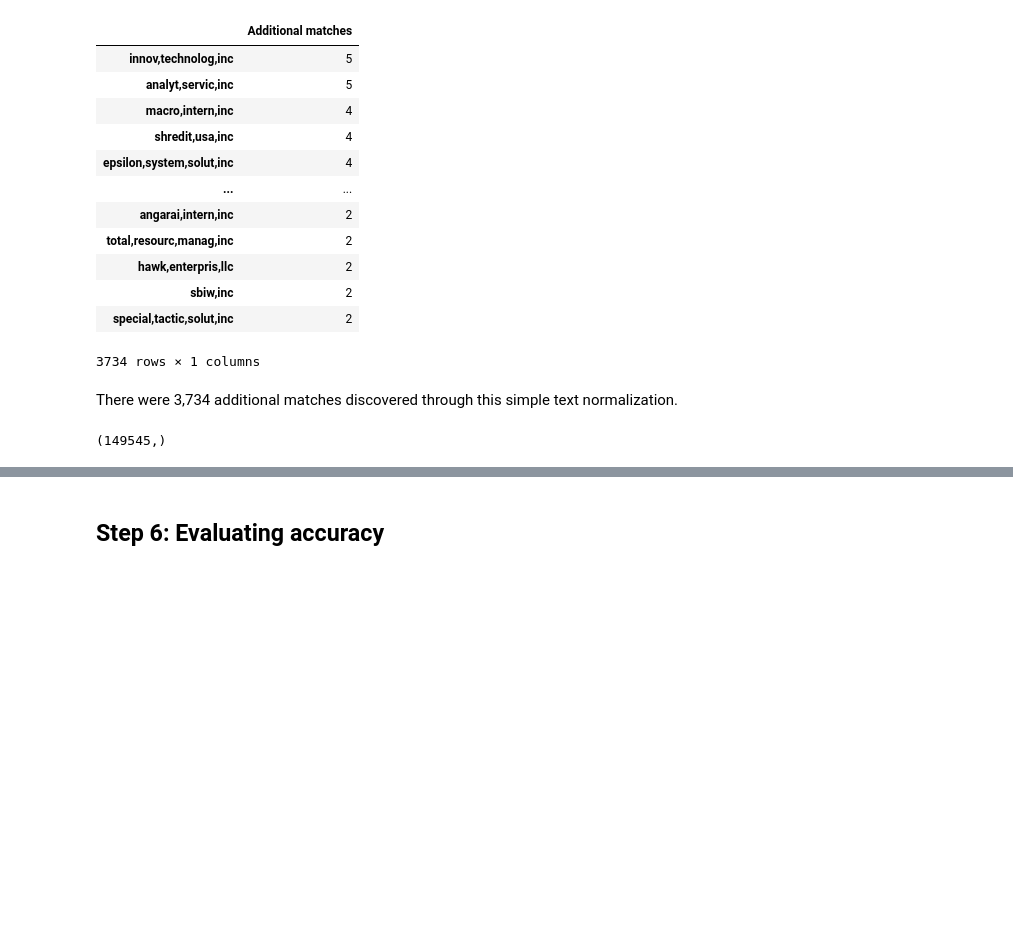
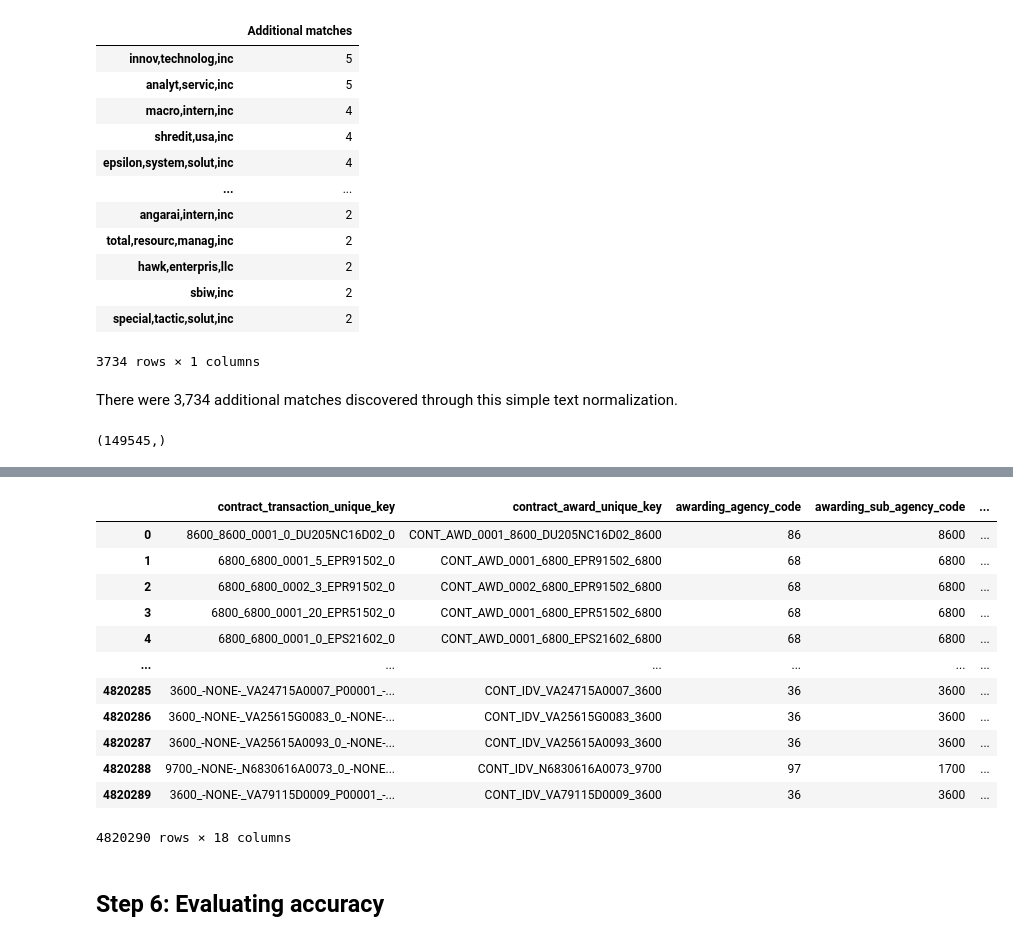
Before and after one commit to shannonmooney/government-spend, a Jupyter notebook: government spend analysis.ipynb, the cells around one changed output, grey strips where cells are left out. Cells and saved outputs as stored; diff of their text form; code cells hidden in the pictures; blank space fills up the shorter version.

```diff
--- a/government spend analysis.ipynb
+++ b/government spend analysis.ipynb
@@ -204,0 +227,4 @@ With normalized text, **149,545** unique suppliers are found.
+# %%
+suppliers_unique_rev = data_norm.recipient_doing_business_as_name.dropna().drop_duplicates().reset_index()
+
+suppliers_unique_rev
@@ -204,0 +245,8 @@ With normalized text, **149,545** unique suppliers are found.
+# %%
+suppliers_unique_rev['recipient_doing_business_norm'] = suppliers_unique_rev.recipient_doing_business_as_name.apply(remove_punct).\
+apply(remove_whitespace).\
+apply(normalize_text)
+
+suppliers_unique_rev['recipient_doing_business_str'] = suppliers_unique_rev.recipient_doing_business_norm.agg(lambda x: ','.join(map(str, x)))
+
+suppliers_unique_rev
@@ -204,0 +267,18 @@ With normalized text, **149,545** unique suppliers are found.
+# %%
+data_norm_rev = data_norm.merge(suppliers_unique_rev, how = 'outer', on = ['recipient_doing_business_as_name'])
+
+data_norm_rev
+# %% [output]
+|  | contract_transaction_unique_key | contract_award_unique_key | awarding_agency_code | awarding_sub_agency_code | ... |
+| 0 | 8600_8600_0001_0_DU205NC16D02_0 | CONT_AWD_0001_8600_DU205NC16D02_8600 | 86 | 8600 | ... |
+| 1 | 6800_6800_0001_5_EPR91502_0 | CONT_AWD_0001_6800_EPR91502_6800 | 68 | 6800 | ... |
+| 2 | 6800_6800_0002_3_EPR91502_0 | CONT_AWD_0002_6800_EPR91502_6800 | 68 | 6800 | ... |
+| 3 | 6800_6800_0001_20_EPR51502_0 | CONT_AWD_0001_6800_EPR51502_6800 | 68 | 6800 | ... |
+| 4 | 6800_6800_0001_0_EPS21602_0 | CONT_AWD_0001_6800_EPS21602_6800 | 68 | 6800 | ... |
+| ... | ... | ... | ... | ... | ... |
+| 4820285 | 3600_-NONE-_VA24715A0007_P00001_-... | CONT_IDV_VA24715A0007_3600 | 36 | 3600 | ... |
+| 4820286 | 3600_-NONE-_VA25615G0083_0_-NONE-... | CONT_IDV_VA25615G0083_3600 | 36 | 3600 | ... |
+| 4820287 | 3600_-NONE-_VA25615A0093_0_-NONE-... | CONT_IDV_VA25615A0093_3600 | 36 | 3600 | ... |
+| 4820288 | 9700_-NONE-_N6830616A0073_0_-NONE... | CONT_IDV_N6830616A0073_9700 | 97 | 1700 | ... |
+| 4820289 | 3600_-NONE-_VA79115D0009_P00001_-... | CONT_IDV_VA79115D0009_3600 | 36 | 3600 | ... |
+4820290 rows × 18 columns
```
Also changed, not shown: parts of 7 cells of this notebook.
